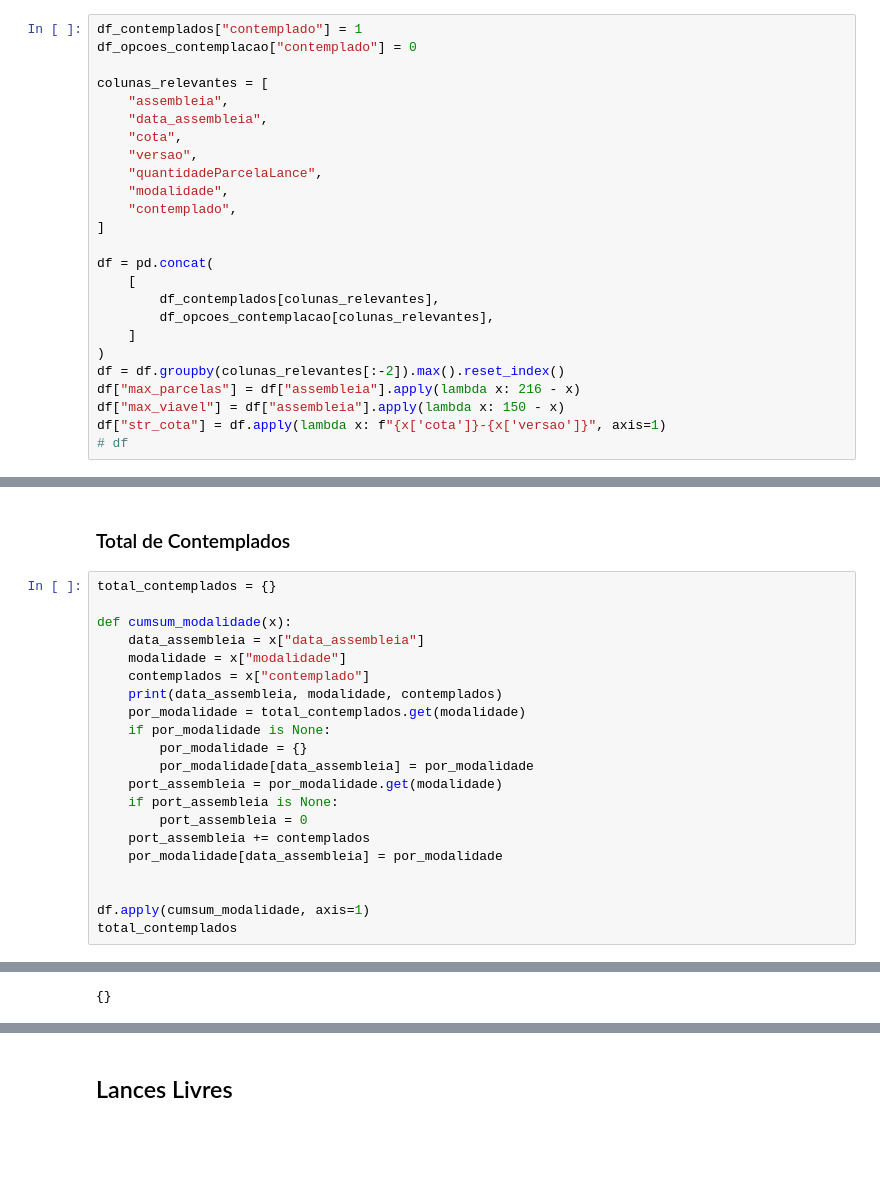
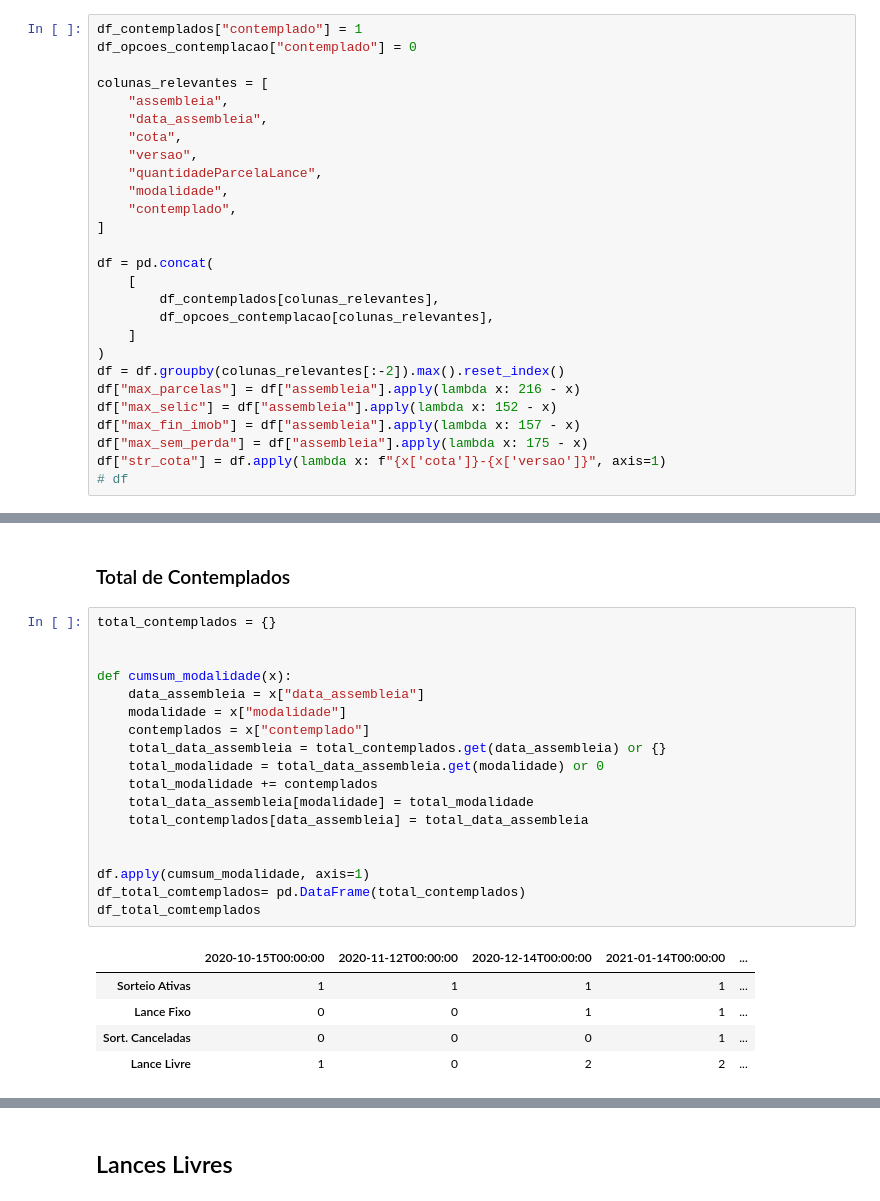
Before and after one commit to rportela/pyportela, a Jupyter notebook: notebooks/br_com/rodobens/DataAnalysis.ipynb, the cells around one changed output, grey strips where cells are left out. Saved outputs shown, nothing was run; the diff lists cells and outputs as text; blank space fills up the shorter version.

Commit message:
data: rodobens

```diff
--- a/notebooks/br_com/rodobens/DataAnalysis.ipynb
+++ b/notebooks/br_com/rodobens/DataAnalysis.ipynb
@@ -45,6 +46,8 @@ df = pd.concat(
 )
 df = df.groupby(colunas_relevantes[:-2]).max().reset_index()
 df["max_parcelas"] = df["assembleia"].apply(lambda x: 216 - x)
-df["max_viavel"] = df["assembleia"].apply(lambda x: 150 - x)
+df["max_selic"] = df["assembleia"].apply(lambda x: 152 - x)
+df["max_fin_imob"] = df["assembleia"].apply(lambda x: 157 - x)
+df["max_sem_perda"] = df["assembleia"].apply(lambda x: 175 - x)
 df["str_cota"] = df.apply(lambda x: f"{x['cota']}-{x['versao']}", axis=1)
 # df
@@ -121,23 +154,25 @@ fig.show()
 ### Total de Contemplados
 # %%
 total_contemplados = {}
+
 
 def cumsum_modalidade(x):
     data_assembleia = x["data_assembleia"]
     modalidade = x["modalidade"]
     contemplados = x["contemplado"]
-    print(data_assembleia, modalidade, contemplados)
-    por_modalidade = total_contemplados.get(modalidade)
-    if por_modalidade is None:
-        por_modalidade = {}
-        por_modalidade[data_assembleia] = por_modalidade
-    port_assembleia = por_modalidade.get(modalidade)
-    if port_assembleia is None:
-        port_assembleia = 0
-    port_assembleia += contemplados
-    por_modalidade[data_assembleia] = por_modalidade
+    total_data_assembleia = total_contemplados.get(data_assembleia) or {}
+    total_modalidade = total_data_assembleia.get(modalidade) or 0
+    total_modalidade += contemplados
+    total_data_assembleia[modalidade] = total_modalidade
+    total_contemplados[data_assembleia] = total_data_assembleia
 
 
 df.apply(cumsum_modalidade, axis=1)
-total_contemplados
+df_total_comtemplados= pd.DataFrame(total_contemplados)
+df_total_comtemplados
 # %% [output]
+|  | 2020-10-15T00:00:00 | 2020-11-12T00:00:00 | 2020-12-14T00:00:00 | 2021-01-14T00:00:00 | ... |
+| Sorteio Ativas | 1 | 1 | 1 | 1 | ... |
+| Lance Fixo | 0 | 0 | 1 | 1 | ... |
+| Sort. Canceladas | 0 | 0 | 0 | 1 | ... |
+| Lance Livre | 1 | 0 | 2 | 2 | ... |
@@ -161 +179,0 @@ total_contemplados
-{}
```
Also changed, not shown: parts of 15 cells of this notebook, 12 other files.
